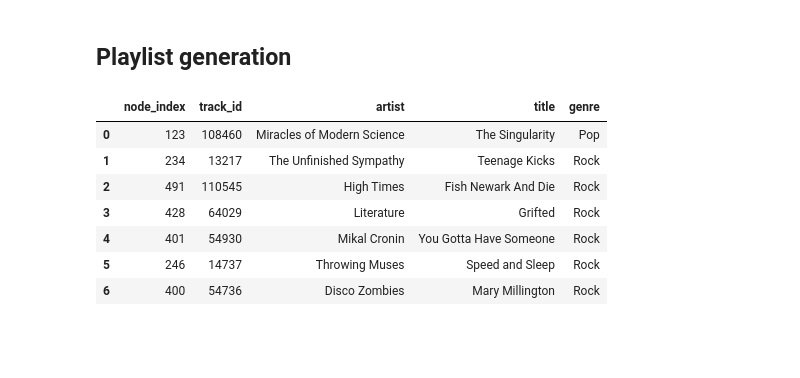
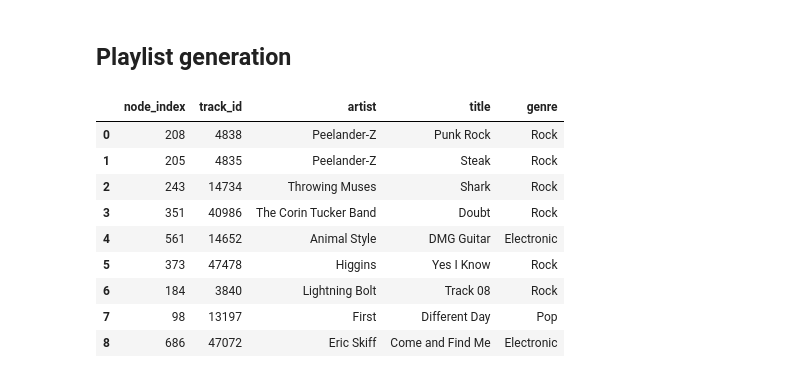
Before and after one commit to Team36-ntds2018/Project_free_music_archives_2018, a Jupyter notebook: Project/Project_ntds_2018_team36.ipynb, the cells around one changed output. Saved outputs shown, nothing was run; the diff lists cells and outputs as text; code cells hidden in the pictures; blank space fills up the shorter version.

Commit message:
implemented end of project
find path with lowest smoothness

```diff
--- a/Project/Project_ntds_2018_team36.ipynb
+++ b/Project/Project_ntds_2018_team36.ipynb
@@ -127,13 +196,16 @@ midpath_rd = random.choice(midpath_nodes)
 paths_start_mid = nx.all_simple_paths(G, selected_nodes[0], midpath_rd, max_path_length)
 paths_mid_target = nx.all_simple_paths(G, midpath_rd, selected_nodes[1], max_path_length)
 # %%
-#comment or turn to markdown this cell to speed up
+paths_s2m_array = []
+paths_m2t_array = []
 
 print('First set of paths to the midpoint:\n')
 for path in paths_start_mid:
+    paths_s2m_array.append(path)
     print(path)
 print('\n Second set of paths from midpoint to target:\n')
 for path in paths_mid_target:
+    paths_m2t_array.append(path)
     print(path)
 # %% [output]
 First set of paths to the midpoint:
@@ -277,3 +347,6 @@ af = AnnoteFinder(x,y, annotes)
 fig.canvas.mpl_connect('button_press_event', af)
 
 plt.show()
+# %%
+signal = np.random.rand(2, n_nodes)
+signal
@@ -279,0 +387,29 @@ plt.show()
+# %%
+def find_path_lowest_smoothness(source_to_mid_path, mid_to_target_path, signal):
+
+    nb_signals = np.size(signal, 0)
+    nb_paths_s2m = np.size(source_to_mid_path, 0)
+    nb_paths_m2t = np.size(mid_to_target_path, 0)
+    nb_nodes_path = np.size(source_to_mid_path, 1)
+    all_signals_smoothness_s2m = np.zeros([1, nb_paths_s2m])
+    all_signals_smoothness_m2t = np.zeros([1, nb_paths_m2t])
+
+    s2m_smoothness_signals, m2t_smoothness_signals = compute_smoothness(source_to_mid_path, mid_to_target_path, signal)
+
+    for signal_index in range(0, nb_signals):
+        all_signals_smoothness_s2m += s2m_smoothness_signals[signal_index]
+        all_signals_smoothness_m2t += m2t_smoothness_signals[signal_index]
+
+    min_smoothness_s2m_id = np.argmin(all_signals_smoothness_s2m)
+    min_smoothness_m2t_id = np.argmin(all_signals_smoothness_m2t)
+
+    final_s2m_path = source_to_mid_path[min_smoothness_s2m_id]
+    final_m2t_path = mid_to_target_path[min_smoothness_m2t_id]
+
+    final_smoothness_s2m = all_signals_smoothness_s2m[0][min_smoothness_s2m_id]
+    final_smoothness_m2t = all_signals_smoothness_m2t[0][min_smoothness_m2t_id]
+    final_smoothness = np.concatenate((final_smoothness_s2m, final_smoothness_m2t), axis=None)
+
+    return final_s2m_path, final_m2t_path, final_smoothness
+# %%
+s2m_path, m2t_path, smoothness = find_path_lowest_smoothness(paths_s2m_array, paths_m2t_array, signal)
@@ -289,13 +439,15 @@ def playlist_from_paths(source_to_mid_path, mid_to_target_path):
     return playlist
 # %%
 # using for example path1 and path2 as the half-paths chosen before
-playlist_from_paths(path1, path2)
+playlist_from_paths(s2m_path, m2t_path)
 # %% [output]
 |  | node_index | track_id | artist | title | genre |
-| 0 | 123 | 108460 | Miracles of Modern Science | The Singularity | Pop |
-| 1 | 234 | 13217 | The Unfinished Sympathy | Teenage Kicks | Rock |
-| 2 | 491 | 110545 | High Times | Fish Newark And Die | Rock |
-| 3 | 428 | 64029 | Literature | Grifted | Rock |
-| 4 | 401 | 54930 | Mikal Cronin | You Gotta Have Someone | Rock |
-| 5 | 246 | 14737 | Throwing Muses | Speed and Sleep | Rock |
-| 6 | 400 | 54736 | Disco Zombies | Mary Millington | Rock |
+| 0 | 208 | 4838 | Peelander-Z | Punk Rock | Rock |
+| 1 | 205 | 4835 | Peelander-Z | Steak | Rock |
+| 2 | 243 | 14734 | Throwing Muses | Shark | Rock |
+| 3 | 351 | 40986 | The Corin Tucker Band | Doubt | Rock |
+| 4 | 561 | 14652 | Animal Style | DMG Guitar | Electronic |
+| 5 | 373 | 47478 | Higgins | Yes I Know | Rock |
+| 6 | 184 | 3840 | Lightning Bolt | Track 08 | Rock |
+| 7 | 98 | 13197 | First | Different Day | Pop |
+| 8 | 686 | 47072 | Eric Skiff | Come and Find Me | Electronic |
```
Also changed, not shown: parts of 17 cells of this notebook, 1 other file.
